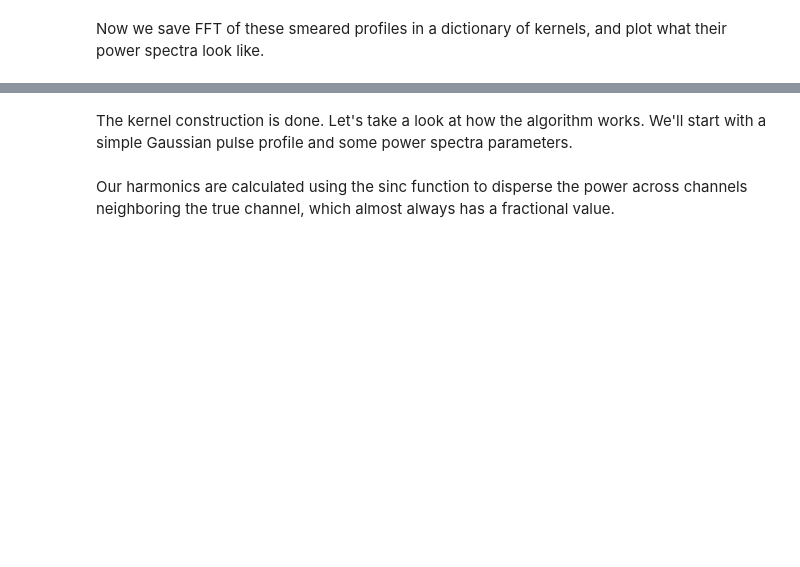
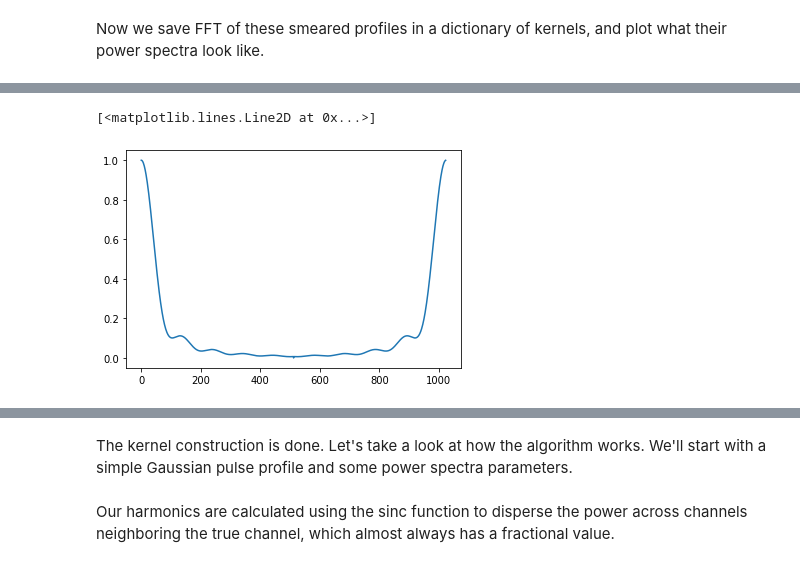
Before and after one commit to reyniersquillace/RadioTime, a Jupyter notebook: Kernel_Dedispersion/Kernel Dedispersion.ipynb, the cells around one changed output, grey strips where cells are left out. Drawn from its saved outputs; the diff is of its cells as text; code cells hidden in the pictures; blank space fills up the shorter version.

```diff
--- a/Kernel_Dedispersion/Kernel Dedispersion.ipynb
+++ b/Kernel_Dedispersion/Kernel Dedispersion.ipynb
@@ -84,0 +92,5 @@ plt.legend()
+# %%
+plt.plot(np.abs(kernels[1])**2)
+# %% [output]
+[<matplotlib.lines.Line2D at 0x...>]
+[figure, added]
```
Also changed, not shown: parts of 11 cells of this notebook, 1 other file.
